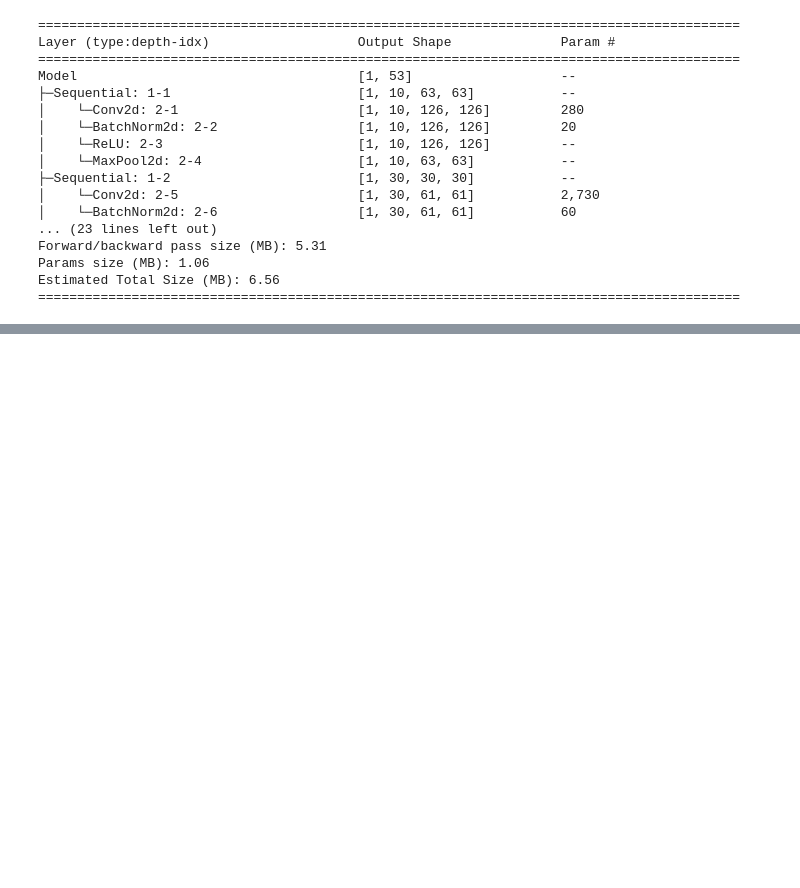
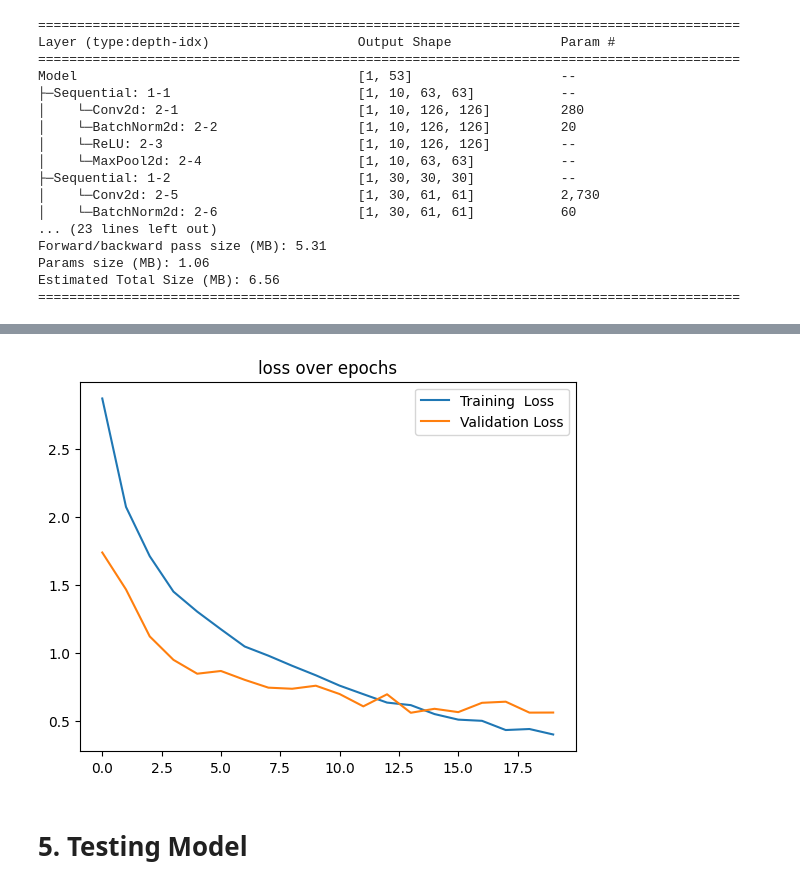
Before and after one commit to cactus1386/ML-Models, a Jupyter notebook: ImageProcessing/CNNClassifier.ipynb, the cells around one changed output, grey strips where cells are left out. Cells and saved outputs as stored; diff of their text form; code cells hidden in the pictures; blank space fills up the shorter version.

Commit message:
final project on card kaggle dataset

```diff
--- a/ImageProcessing/CNNClassifier.ipynb
+++ b/ImageProcessing/CNNClassifier.ipynb
@@ -153,0 +167,39 @@ Estimated Total Size (MB): 6.56
+# %%
+for epoch in range(epochs):
+  model.train()
+  run_loss = 0
+  correct = 0
+  total = 0
+
+  for images, labels in train_loader:
+    images, labels = images.to(device), labels.to(device)
+
+    optim.zero_grad()
+    outputs = model(images)
+    loss = cel(outputs, labels)
+    loss.backward()
+    optim.step()
+
+    run_loss += loss.item() * labels.size(0)
+
+  train_loss = run_loss / len(train_loader.dataset)
+  train_losses.append(train_loss)
+
+  model.eval()
+  val_loss = 0
+  with torch.no_grad():
+    for images, labels in val_loader:
+      images, labels = images.to(device), labels.to(device)
+
+      outputs = model(images)
+      loss = cel(outputs, labels)
+      val_loss += loss.item()
+
+
+  val_loss /= len(val_loader)
+  val_losses.append(val_loss)
+
+  print(f'Epochs: [{epoch + 1} / {epochs}]')
+  print(f'Train Loss: {train_loss:.4f}')
+  print(f'Validation Loss: {val_loss:.4f}')
+  print('-------------------------------------------')
@@ -153,0 +224,10 @@ Estimated Total Size (MB): 6.56
+# %%
+plt.plot(train_losses, label="Training  Loss")
+plt.plot(val_losses, label="Validation Loss")
+plt.legend()
+plt.title('loss over epochs')
+plt.show()
+# %% [output]
+[figure, added]
+# %% [markdown]
+# 5. Testing Model
```
Also changed, not shown: parts of 11 cells of this notebook.
